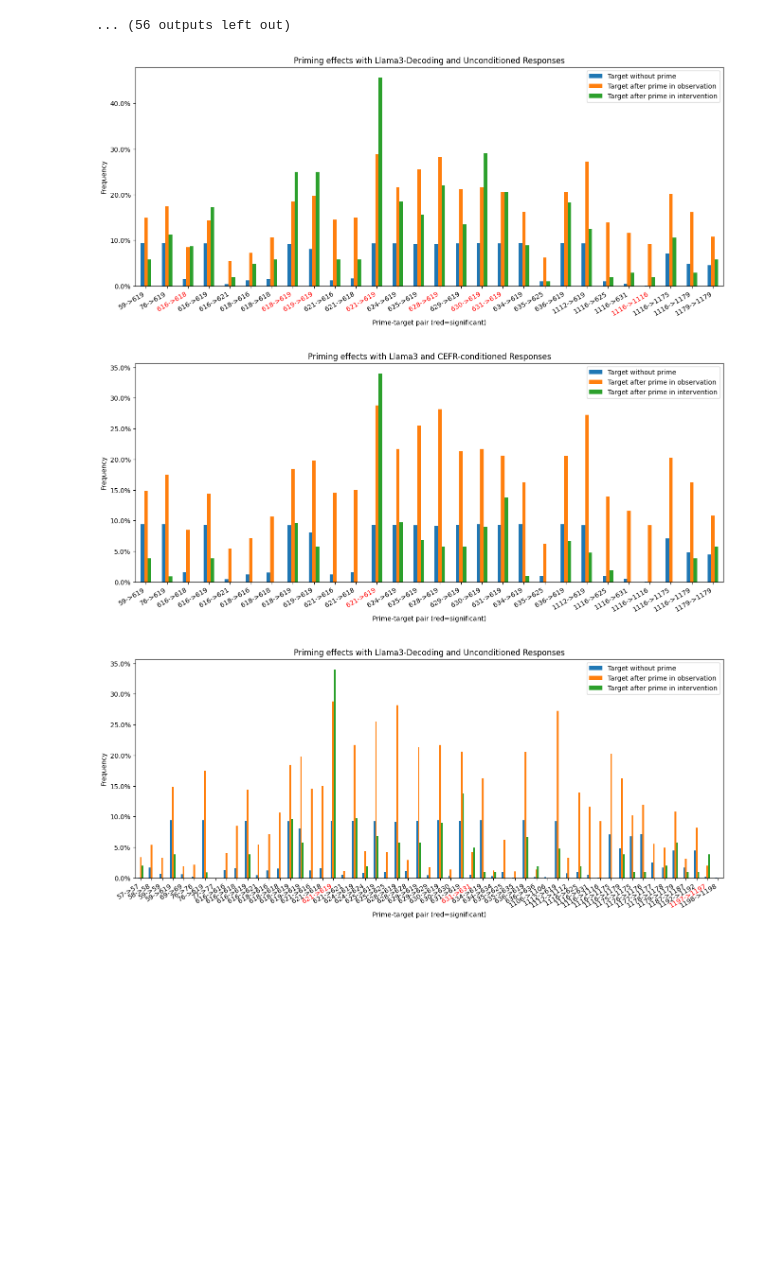
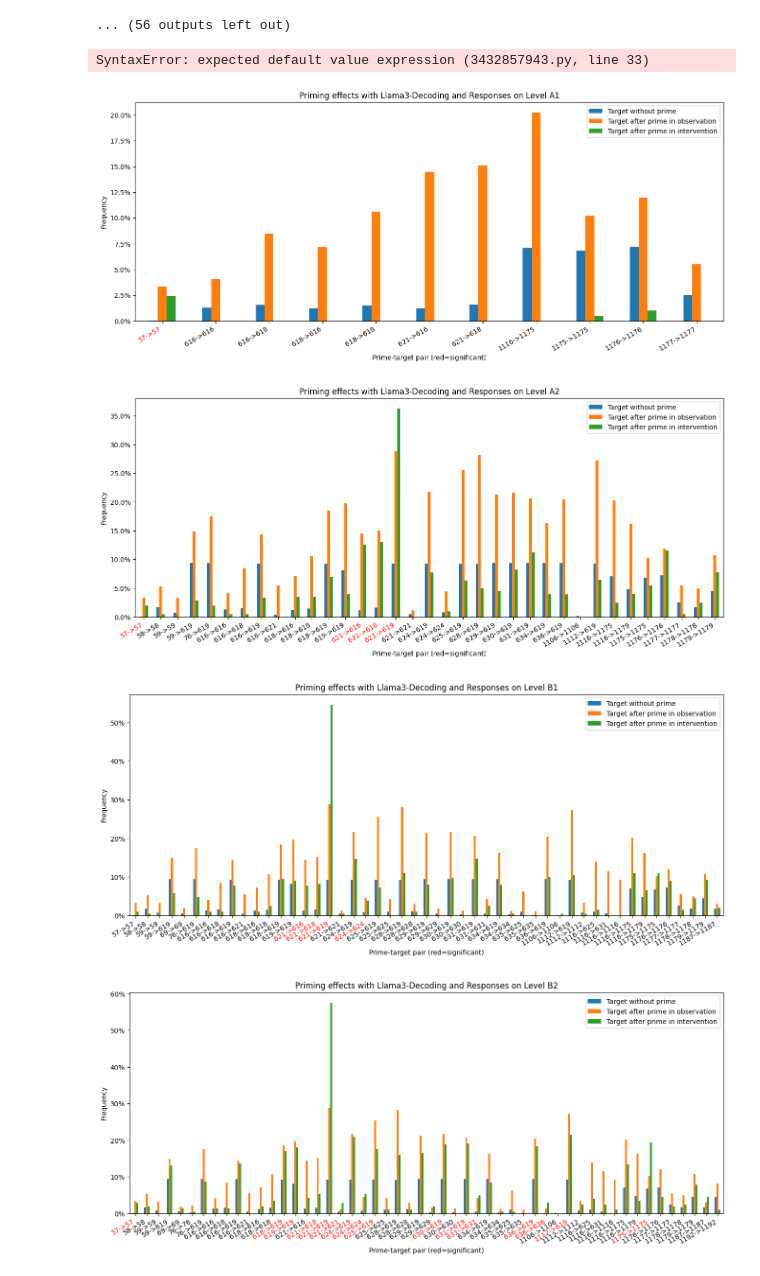
Before and after one commit to shivster2000/grammarctg, a Jupyter notebook: experiments/020_priming.ipynb, the cells around one changed output. Cells and saved outputs as stored; diff of their text form; code cells hidden in the pictures; blank space fills up the shorter version.

Commit message:
update priming experiment

```diff
--- a/experiments/020_priming.ipynb
+++ b/experiments/020_priming.ipynb
@@ -389,2 +387,3 @@ from matplotlib.ticker import PercentFormatter
 # %%
-def get_p_value(row):
+def get_p_value(row, suffix=""):
+    col_name = f'num_success{suffix}'
@@ -392,11 +391,15 @@ def get_p_value(row):
-           [row['num_sucess'], row['num_simulated']-row['num_sucess']]]
+           [row[col_name], row['num_simulated']-row[col_name]]]
     odds_ratio, p_value = sps.fisher_exact(table, "less")
     return pd.Series({'OR': odds_ratio, 'p': p_value})
 
-def plot_priming(file="intervention/intervention_level", title='Test for causality of prime-target pairs'):
+def plot_priming(file="intervention/intervention_level", title='Test for causality of prime-target pairs', suffix="", up_to_level=None):
     sim = pd.read_json(f'../data/{file}.json')
-    sim['p3'] = sim['num_sucess'] / sim['num_simulated']
-    sim[['OR', 'p']] = sim.apply(get_p_value, axis=1)
+    if up_to_level: # filter for too difficult levels
+        sim['Level'] = helpers.egp.loc[sim.target-1].Level.reset_index(drop=True)
+        sim['Level_Order'] = sim['Level'].map(helpers.level_order)
+        sim = sim[sim['Level_Order']<=helpers.level_order[up_to_level]].copy()
+    sim['p3'] = sim[f'num_success{suffix}'] / sim['num_simulated']
+    sim[['OR', 'p']] = sim.apply(get_p_value, axis=1, suffix=suffix)
     sim['pair'] = sim['prime'].astype(str) + "->" + sim['target'].astype(str)
     sim.set_index('pair', inplace=True)
     fig, ax = plt.subplots(figsize=(16, 6))  # Adjust the figsize as needed
@@ -413,15 +416,14 @@ def plot_priming(file="intervention/intervention_level", title='Test for causali
         if sim.loc[tick_label.get_text()].name in list(sim[sim['p']<0.05/len(sim)].index):
             tick_label.set_color('red')
     plt.show()
+# %% [output]
+SyntaxError: expected default value expression (3432857943.py, line 33)
-# %%
-plot_priming("intervention/intervention-llama", "Priming effects with Llama3-Decoding and Unconditioned Responses")
-# %% [output]
-[figure, removed]
-# %%
-plot_priming("intervention/intervention_level", "Priming effects with Llama3 and CEFR-conditioned Responses")
-# %% [output]
-[figure, removed]
-# %%
-plot_priming("intervention/intervention-llama-ref", "Priming effects with Llama3-Decoding and Unconditioned Responses")
-# %% [output]
-[figure, removed]
+# %%
+for level in ["A1", "A2", "B1", "B2", "C1", "C2"]:
+    plot_priming("intervention/intervention-llama2", "Priming effects with Llama3-Decoding and Responses on Level "+level, "_"+level, level)
+plot_priming("intervention/intervention-llama2", "Priming effects with Llama3-Decoding and Unconditional Responses", "_unconditional")
+# %% [output]
+[figure, added]
+[figure, added]
+[figure, added]
+[figure, added]
```
Also changed, not shown: parts of 6 cells of this notebook, 2 other files.
